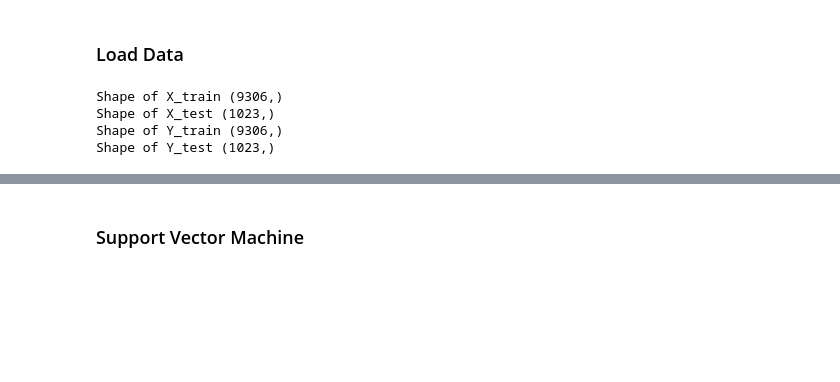
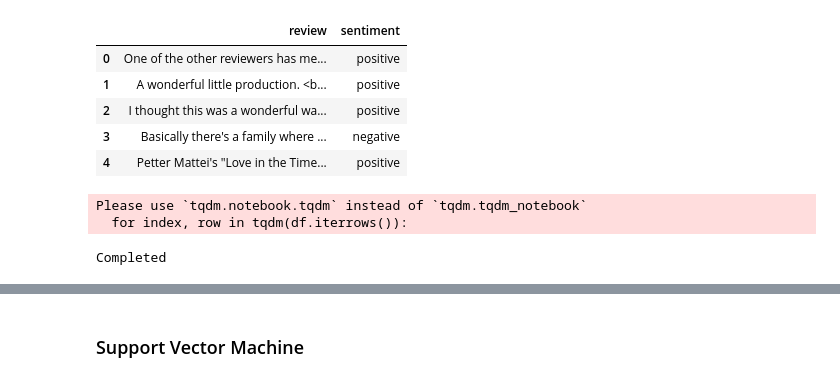
Before and after one commit to arroobamaqsood/Classical-Models-for-TextClassification, a Jupyter notebook: Classical Models using tf-idf vectorization.ipynb, the cells around one changed output, grey strips where cells are left out. Cells and saved outputs as stored; diff of their text form; code cells hidden in the pictures; blank space fills up the shorter version.

Commit message:
added dataset and updated code

```diff
--- a/Classical Models using tf-idf vectorization.ipynb
+++ b/Classical Models using tf-idf vectorization.ipynb
@@ -36,6 +26,12 @@ warnings.filterwarnings('ignore')
 [nltk_data]   Package stopwords is already up-to-date!
-# %% [markdown]
-### Load Data
 # %%
-path_to_dataset = r"F:\LJPE-Dataset\LJPE Dataset2.0.csv"
+path_to_dataset = r'./dataset/IMDB Dataset.csv' # path to your dataset
 df = pd.read_csv(path_to_dataset)
+df.head()
+# %% [output]
+|  | review | sentiment |
+| 0 | One of the other reviewers has me... | positive |
+| 1 | A wonderful little production. <b... | positive |
+| 2 | I thought this was a wonderful wa... | positive |
+| 3 | Basically there's a family where ... | negative |
+| 4 | Petter Mattei's "Love in the Time... | positive |
@@ -46 +42,25 @@ validation_set = df.query(" split=='val' ")
+# %%
+# Text preprocessing
+for index, row in tqdm(df.iterrows()):
+    text = row['review']
+    text = re.sub(r"\xa0"," ",text)
+    text = text.split("\n") # splitting using new line character
+    text = [re.sub(r'[^a-zA-Z0-9.,)\-(/?\t ]','',sentence) for sentence in text] # removing everything other than these a-zA-Z0-9.,)\-(/?\t
+    text = [re.sub(r'(?<=[^0-9])/(?=[^0-9])',' ',sentence) for sentence in text]
+    text = [re.sub("\t+"," ",sentence) for sentence in text] # converting multiple tabs and spaces ito a single tab or space
+    text = [re.sub(" +"," ",sentence) for sentence in text]
+    text = [re.sub("\.\.+","",sentence) for sentence in text]# these were the commmon noises in out data, depends on data
+    text = [re.sub("\A ?","",sentence) for sentence in text]
+    text = [sentence for sentence in text if(len(sentence) != 1 and not re.fullmatch("(\d|\d\d|\d\d\d)",sentence))]
+    text = [re.sub('\A\(?(\d|\d\d\d|\d\d|[a-zA-Z])(\.|\))\s?(?=[A-Z])','\n',sentence) for sentence in text]#dividing into para wrt to points
+    text = [re.sub("\A\(([ivx]+)\)\s?(?=[a-zA-Z0-9])",'\n',sentence) for sentence in text] #dividing into para wrt to roman points
+    text_new = " ".join(text) # joining all the lines into a single text
+    text_new = re.sub(" +"," ",text_new)
+    df['review'][index] = text_new
+
+print("Completed")
+# %% [output]
+Please use `tqdm.notebook.tqdm` instead of `tqdm.tqdm_notebook`
+  for index, row in tqdm(df.iterrows()):
+Completed
 # %%
@@ -48,10 +67,0 @@ X_train, X_test, Y_train, Y_test = train_set['case_description'], test_set['case
-# %%
-print('Shape of X_train', X_train.shape)
-print('Shape of X_test', X_test.shape)
-print('Shape of Y_train', Y_train.shape)
-print('Shape of Y_test', Y_test.shape)
-# %% [output]
-Shape of X_train (9306,)
-Shape of X_test (1023,)
-Shape of Y_train (9306,)
-Shape of Y_test (1023,)
```
Also changed, not shown: parts of 30 cells of this notebook, 1 other file.
